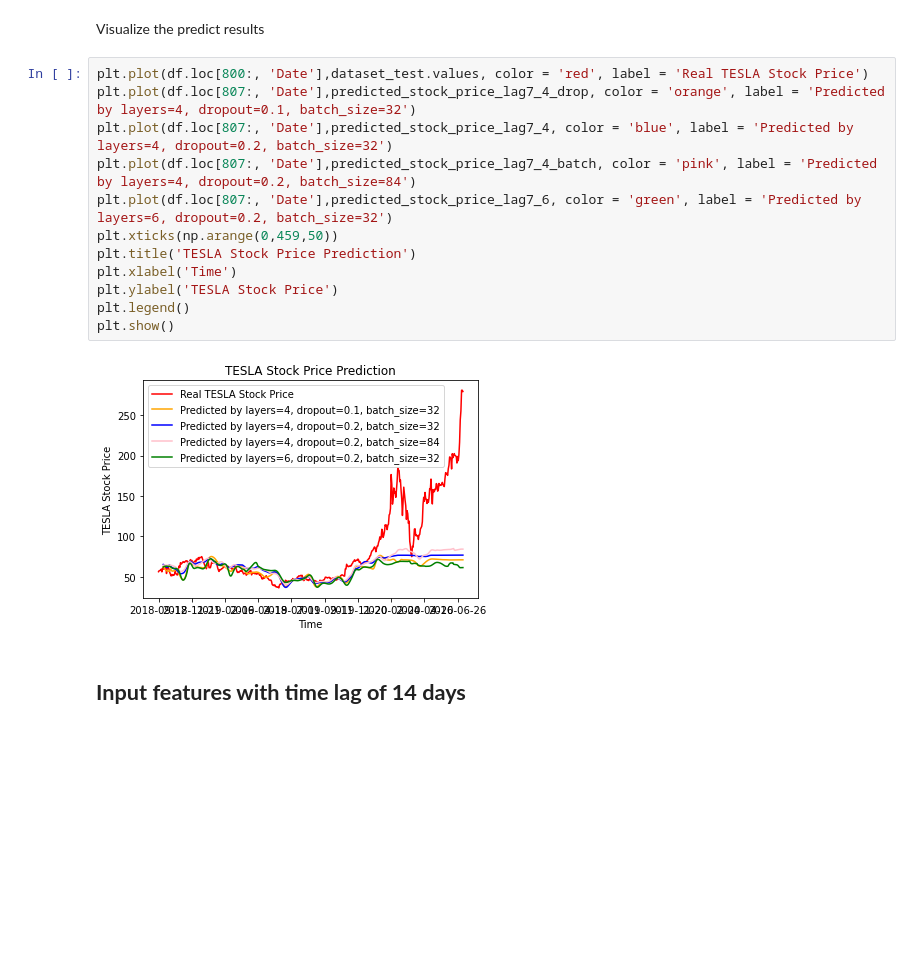
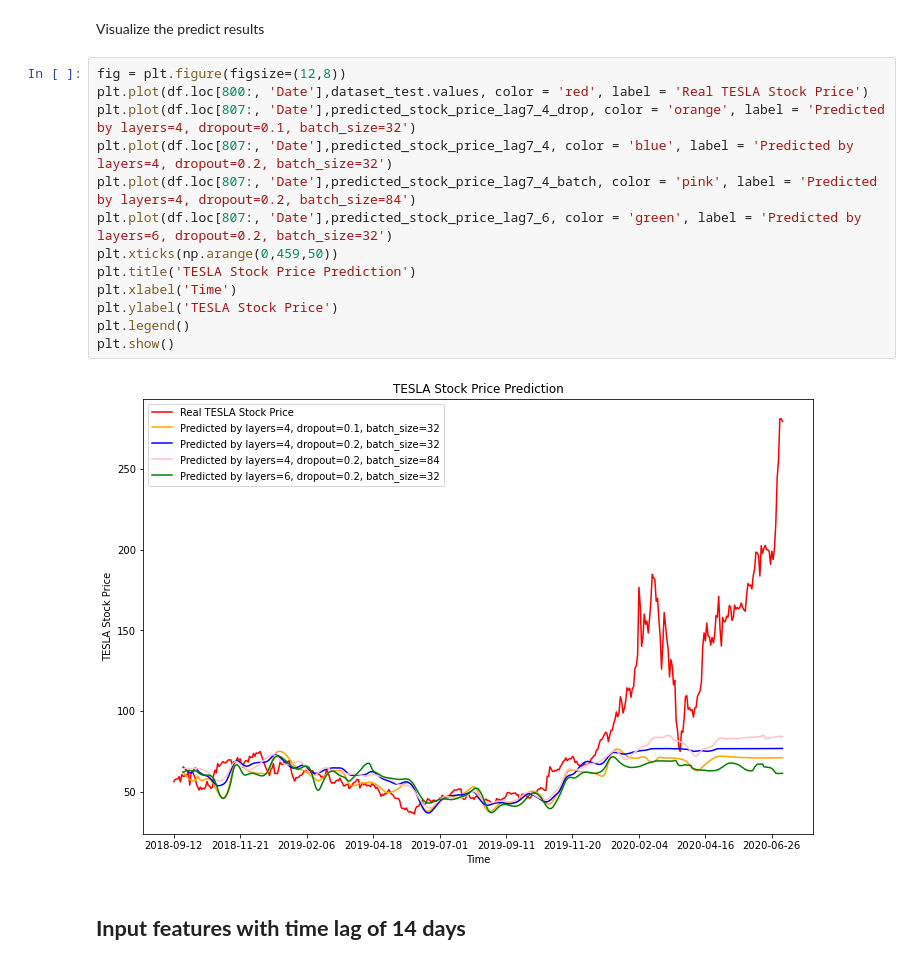
Before and after one commit to kurononyan/My6103Work, a Jupyter notebook: 6289/HW3_Nie_Yi.ipynb, the cells around one changed output. Saved outputs shown, nothing was run; the diff lists cells and outputs as text; blank space fills up the shorter version.

```diff
--- a/6289/HW3_Nie_Yi.ipynb
+++ b/6289/HW3_Nie_Yi.ipynb
@@ -527,19 +528,20 @@ predicted_stock_price_lag7_4_batch = sc.inverse_transform(predicted_stock_price_
 # %% [markdown]
 Visualize the predict results
 # %%
+fig = plt.figure(figsize=(12,8))
 plt.plot(df.loc[800:, 'Date'],dataset_test.values, color = 'red', label = 'Real TESLA Stock Price')
 plt.plot(df.loc[807:, 'Date'],predicted_stock_price_lag7_4_drop, color = 'orange', label = 'Predicted by layers=4, dropout=0.1, batch_size=32')
 plt.plot(df.loc[807:, 'Date'],predicted_stock_price_lag7_4, color = 'blue', label = 'Predicted by layers=4, dropout=0.2, batch_size=32')
 plt.plot(df.loc[807:, 'Date'],predicted_stock_price_lag7_4_batch, color = 'pink', label = 'Predicted by layers=4, dropout=0.2, batch_size=84')
 plt.plot(df.loc[807:, 'Date'],predicted_stock_price_lag7_6, color = 'green', label = 'Predicted by layers=6, dropout=0.2, batch_size=32')
 plt.xticks(np.arange(0,459,50))
 plt.title('TESLA Stock Price Prediction')
 plt.xlabel('Time')
 plt.ylabel('TESLA Stock Price')
 plt.legend()
 plt.show()
 # %% [output]
-[figure, old version]
+[figure, new version]
 # %% [markdown]
 ## **Input features with time lag of 14 days**
 # %% [markdown]
```
Also changed, not shown: parts of 8 cells of this notebook.
